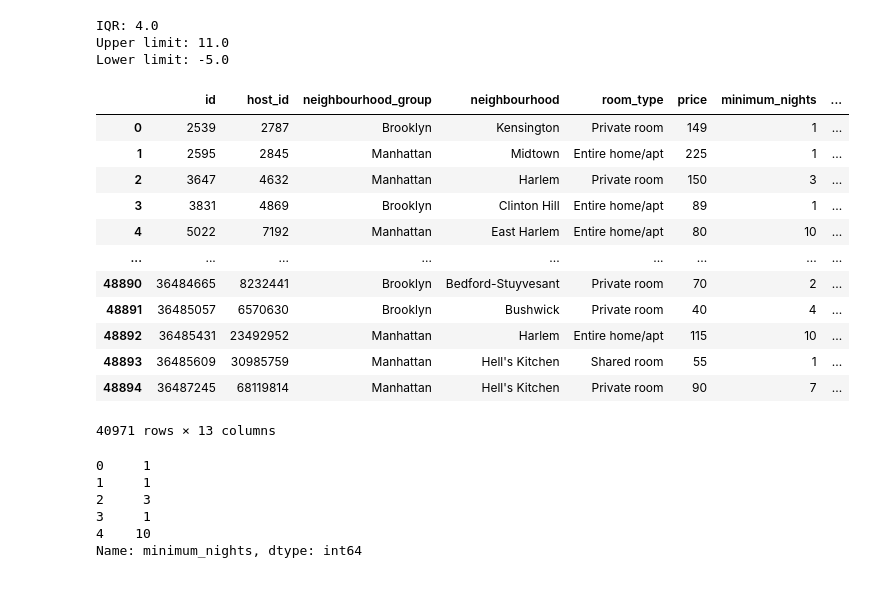
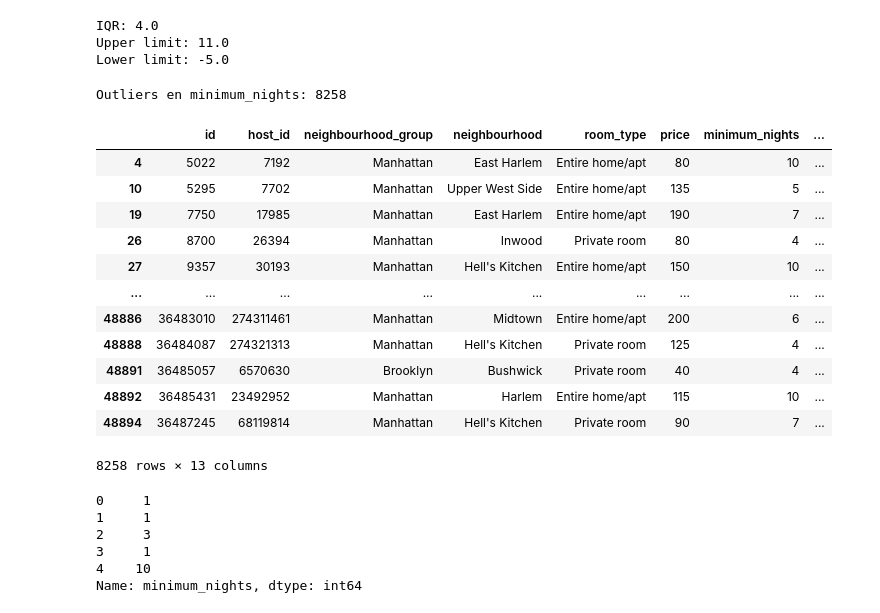
Before and after one commit to 4GeeksAcademy/alemantellini-machine-learning, a Jupyter notebook: src/00-eda-airbnb-ny.ipynb, the cells around one changed output. Saved outputs shown, nothing was run; the diff lists cells and outputs as text; code cells hidden in the pictures.

```diff
--- a/src/00-eda-airbnb-ny.ipynb
+++ b/src/00-eda-airbnb-ny.ipynb
@@ -498,22 +504,28 @@ print(f"Lower limit: {lower_limit}")
 IQR: 4.0
 Upper limit: 11.0
 Lower limit: -5.0
-# %%
-total_data[total_data.minimum_nights <= 20]
-# %% [output]
-|  | id | host_id | neighbourhood_group | neighbourhood | room_type | price | minimum_nights | ... |
-| 0 | 2539 | 2787 | Brooklyn | Kensington | Private room | 149 | 1 | ... |
-| 1 | 2595 | 2845 | Manhattan | Midtown | Entire home/apt | 225 | 1 | ... |
-| 2 | 3647 | 4632 | Manhattan | Harlem | Private room | 150 | 3 | ... |
-| 3 | 3831 | 4869 | Brooklyn | Clinton Hill | Entire home/apt | 89 | 1 | ... |
-| 4 | 5022 | 7192 | Manhattan | East Harlem | Entire home/apt | 80 | 10 | ... |
-| ... | ... | ... | ... | ... | ... | ... | ... | ... |
-| 48890 | 36484665 | 8232441 | Brooklyn | Bedford-Stuyvesant | Private room | 70 | 2 | ... |
-| 48891 | 36485057 | 6570630 | Brooklyn | Bushwick | Private room | 40 | 4 | ... |
-| 48892 | 36485431 | 23492952 | Manhattan | Harlem | Entire home/apt | 115 | 10 | ... |
-| 48893 | 36485609 | 30985759 | Manhattan | Hell's Kitchen | Shared room | 55 | 1 | ... |
-| 48894 | 36487245 | 68119814 | Manhattan | Hell's Kitchen | Private room | 90 | 7 | ... |
-40971 rows × 13 columns
+# %%
+outliers_nights = total_data[
+    (total_data["minimum_nights"] >= upper_limit) |
+    (total_data["minimum_nights"] <= lower_limit)
+]
+print(f"Outliers en minimum_nights: {len(outliers_nights)}")
+outliers_nights
+# %% [output]
+Outliers en minimum_nights: 8258
+|  | id | host_id | neighbourhood_group | neighbourhood | room_type | price | minimum_nights | ... |
+| 4 | 5022 | 7192 | Manhattan | East Harlem | Entire home/apt | 80 | 10 | ... |
+| 10 | 5295 | 7702 | Manhattan | Upper West Side | Entire home/apt | 135 | 5 | ... |
+| 19 | 7750 | 17985 | Manhattan | East Harlem | Entire home/apt | 190 | 7 | ... |
+| 26 | 8700 | 26394 | Manhattan | Inwood | Private room | 80 | 4 | ... |
+| 27 | 9357 | 30193 | Manhattan | Hell's Kitchen | Entire home/apt | 150 | 10 | ... |
+| ... | ... | ... | ... | ... | ... | ... | ... | ... |
+| 48886 | 36483010 | 274311461 | Manhattan | Midtown | Entire home/apt | 200 | 6 | ... |
+| 48888 | 36484087 | 274321313 | Manhattan | Hell's Kitchen | Private room | 125 | 4 | ... |
+| 48891 | 36485057 | 6570630 | Brooklyn | Bushwick | Private room | 40 | 4 | ... |
+| 48892 | 36485431 | 23492952 | Manhattan | Harlem | Entire home/apt | 115 | 10 | ... |
+| 48894 | 36487245 | 68119814 | Manhattan | Hell's Kitchen | Private room | 90 | 7 | ... |
+8258 rows × 13 columns
 # %%
 # Eliminar outliers de minimum_nights
 total_data = total_data[(total_data["minimum_nights"] >= lower_limit)]
```
Also changed, not shown: parts of 7 cells of this notebook, 4 other files.
